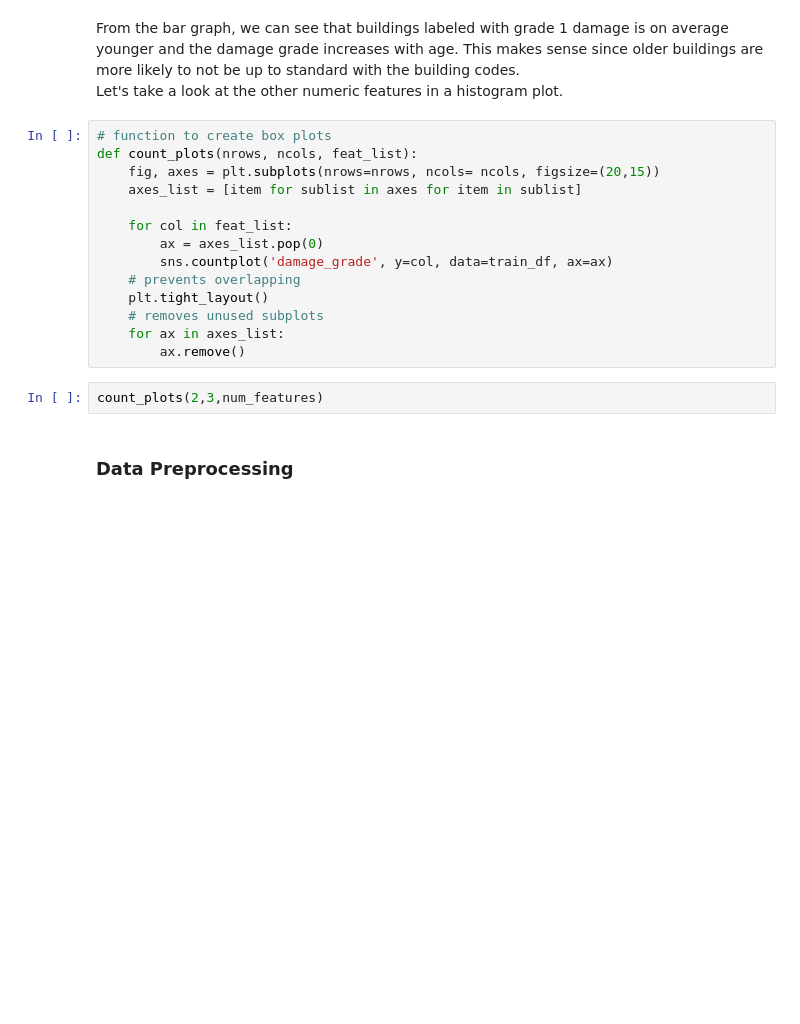
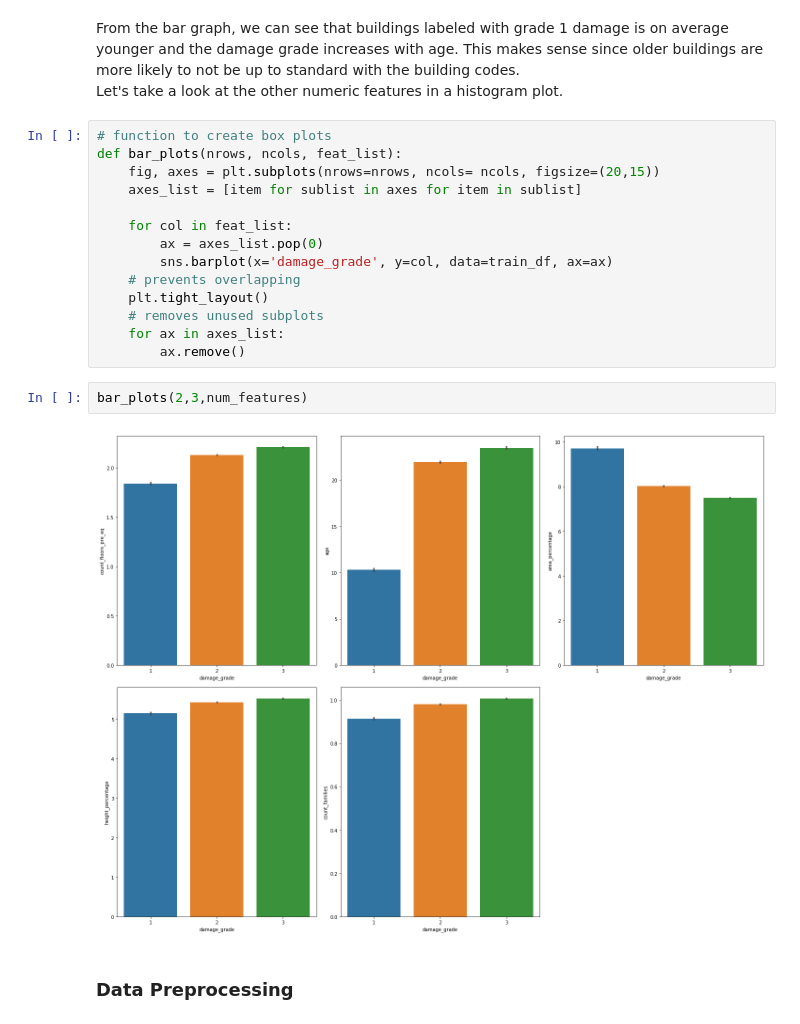
Before and after one commit to cwong690/richters-earthquake-predictor, a Jupyter notebook: earthquake_modeling.ipynb, the cells around one changed output. Cells and saved outputs as stored; diff of their text form; blank space fills up the shorter version.

```diff
--- a/earthquake_modeling.ipynb
+++ b/earthquake_modeling.ipynb
@@ -244,20 +340,22 @@ From the bar graph, we can see that buildings labeled with grade 1 damage is on
 Let's take a look at the other numeric features in a histogram plot.
 # %%
 # function to create box plots
-def count_plots(nrows, ncols, feat_list):
+def bar_plots(nrows, ncols, feat_list):
     fig, axes = plt.subplots(nrows=nrows, ncols= ncols, figsize=(20,15))
     axes_list = [item for sublist in axes for item in sublist]
 
     for col in feat_list:
         ax = axes_list.pop(0)
-        sns.countplot('damage_grade', y=col, data=train_df, ax=ax)
+        sns.barplot(x='damage_grade', y=col, data=train_df, ax=ax)
     # prevents overlapping
     plt.tight_layout()
     # removes unused subplots
     for ax in axes_list:
         ax.remove()
 # %%
-count_plots(2,3,num_features)
+bar_plots(2,3,num_features)
+# %% [output]
+[figure, added]
 # %% [markdown]
 ### Data Preprocessing
 # %%
```
Also changed, not shown: parts of 56 cells of this notebook.
